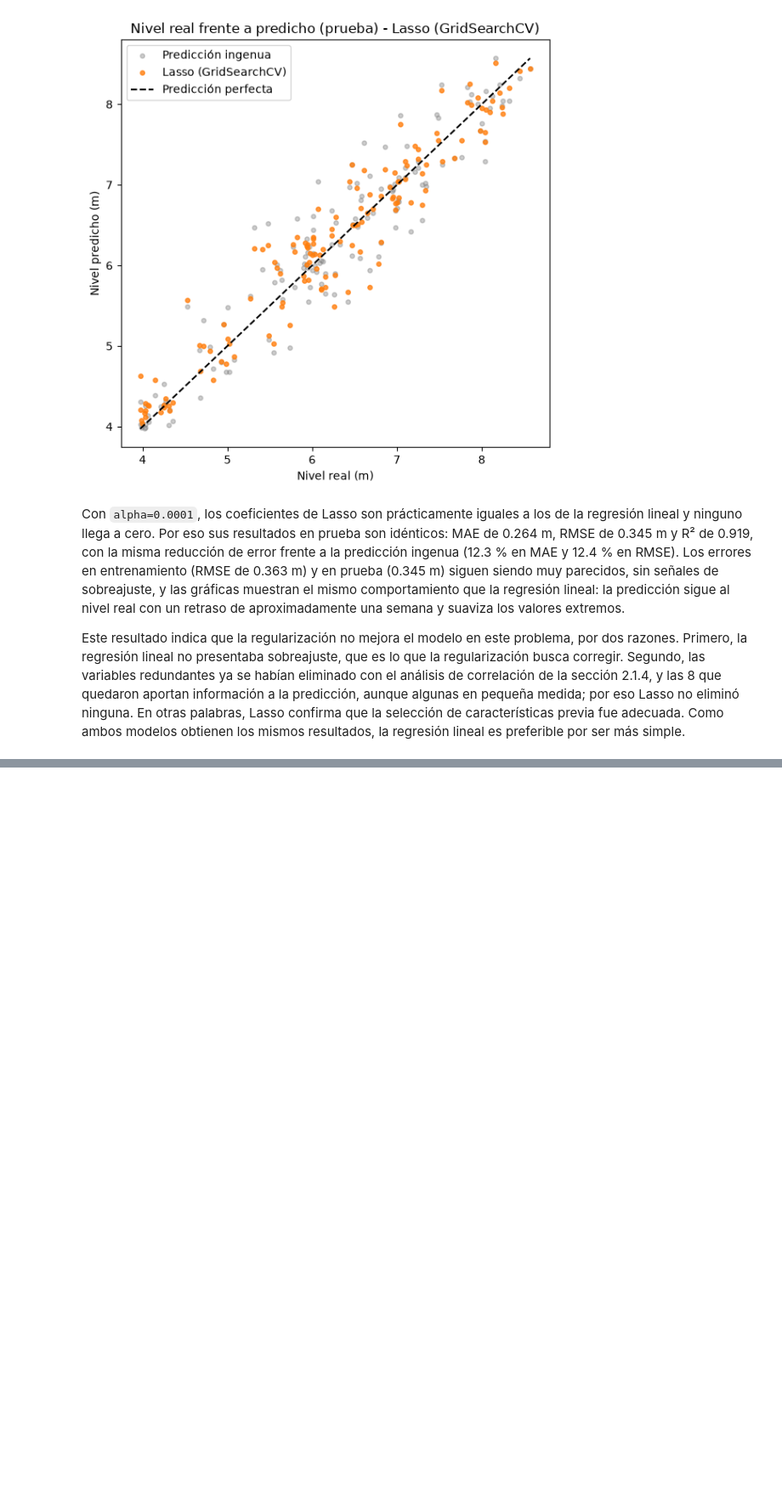
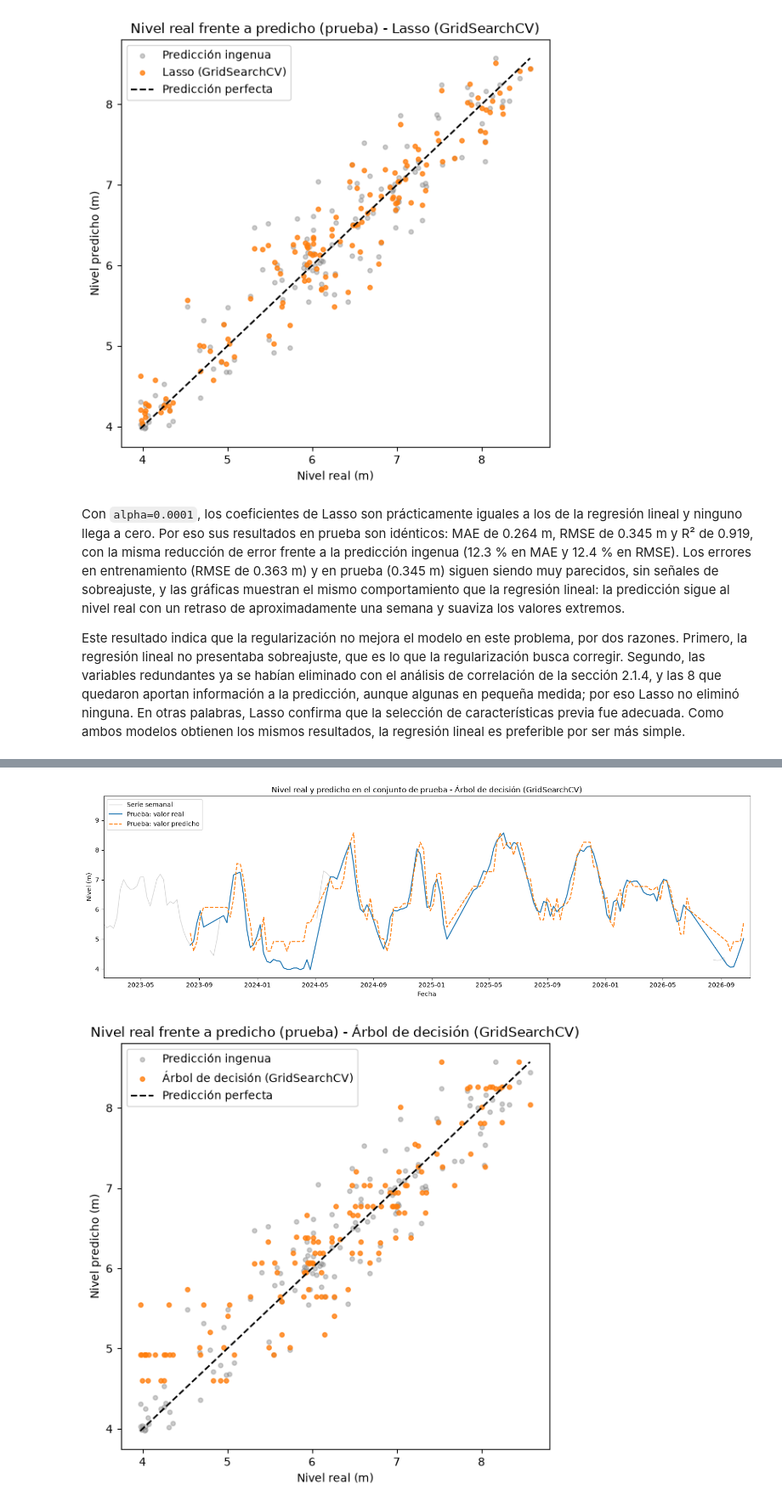
Before and after one commit to AlfonsoMSDL/Proyecto-Aprendizaje-Supervizado-IA, a Jupyter notebook: PromedioNivelMax.ipynb, the cells around one changed output, grey strips where cells are left out. Shown at 85% size. Cells and saved outputs as stored; diff of their text form; code cells hidden in the pictures; blank space fills up the shorter version.

```diff
--- a/PromedioNivelMax.ipynb
+++ b/PromedioNivelMax.ipynb
@@ -1721,0 +1897,6 @@ Este resultado indica que la regularización no mejora el modelo en este problem
+# %%
+graficar_predicciones("Árbol de decisión (GridSearchCV)", pred_arbol_grid)
+graficar_real_vs_predicho("Árbol de decisión (GridSearchCV)", pred_arbol_grid, pred_ingenua)
+# %% [output]
+[figure, added]
+[figure, added]
```
Also changed, not shown: parts of 9 cells of this notebook.
